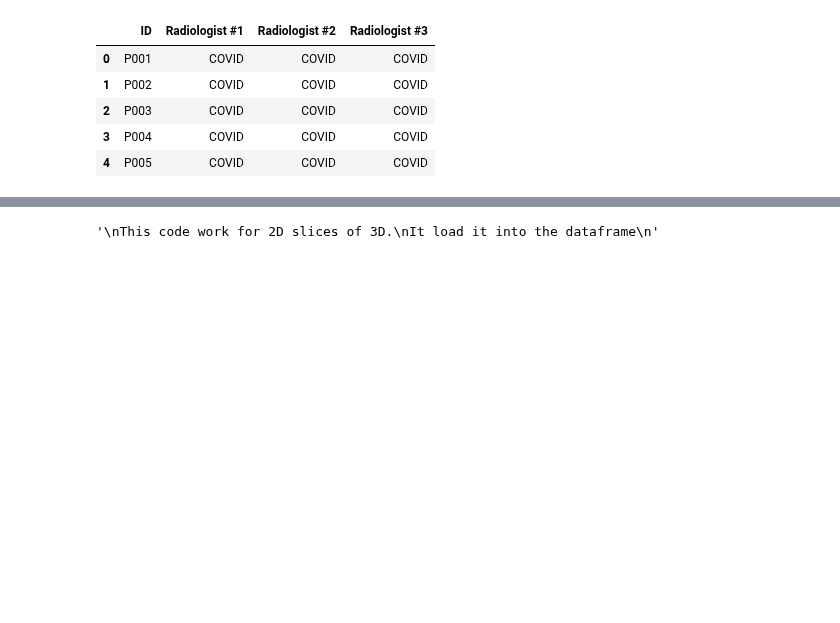
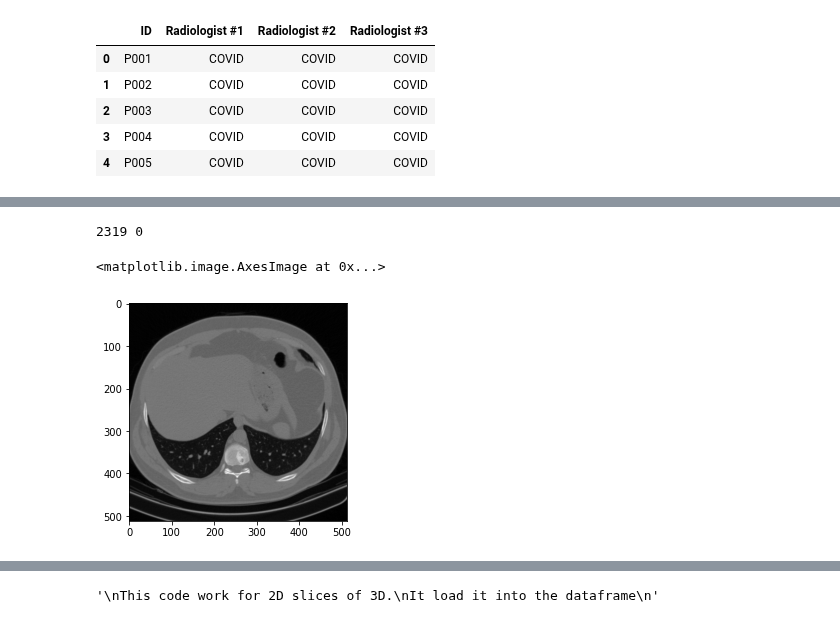
Before and after one commit to talhaanwarch/my_pytorch, a Jupyter notebook: coivd_tpu.ipynb, the cells around one changed output, grey strips where cells are left out. Cells and saved outputs as stored; diff of their text form; code cells hidden in the pictures; blank space fills up the shorter version.

```diff
--- a/coivd_tpu.ipynb
+++ b/coivd_tpu.ipynb
@@ -89,0 +99,10 @@ plt.imshow(x)
+# %%
+from PIL import Image
+dcm_img = dicom.dcmread('data/Normal Cases/normal074/IM0108.dcm').pixel_array
+#dcm_img = Image.fromarray(dcm_img)
+print(np.max(dcm_img),np.min(dcm_img))
+plt.imshow(dcm_img,cmap='gray')
+# %% [output]
+2319 0
+<matplotlib.image.AxesImage at 0x...>
+[figure, added]
```
Also changed, not shown: parts of 15 cells of this notebook.
